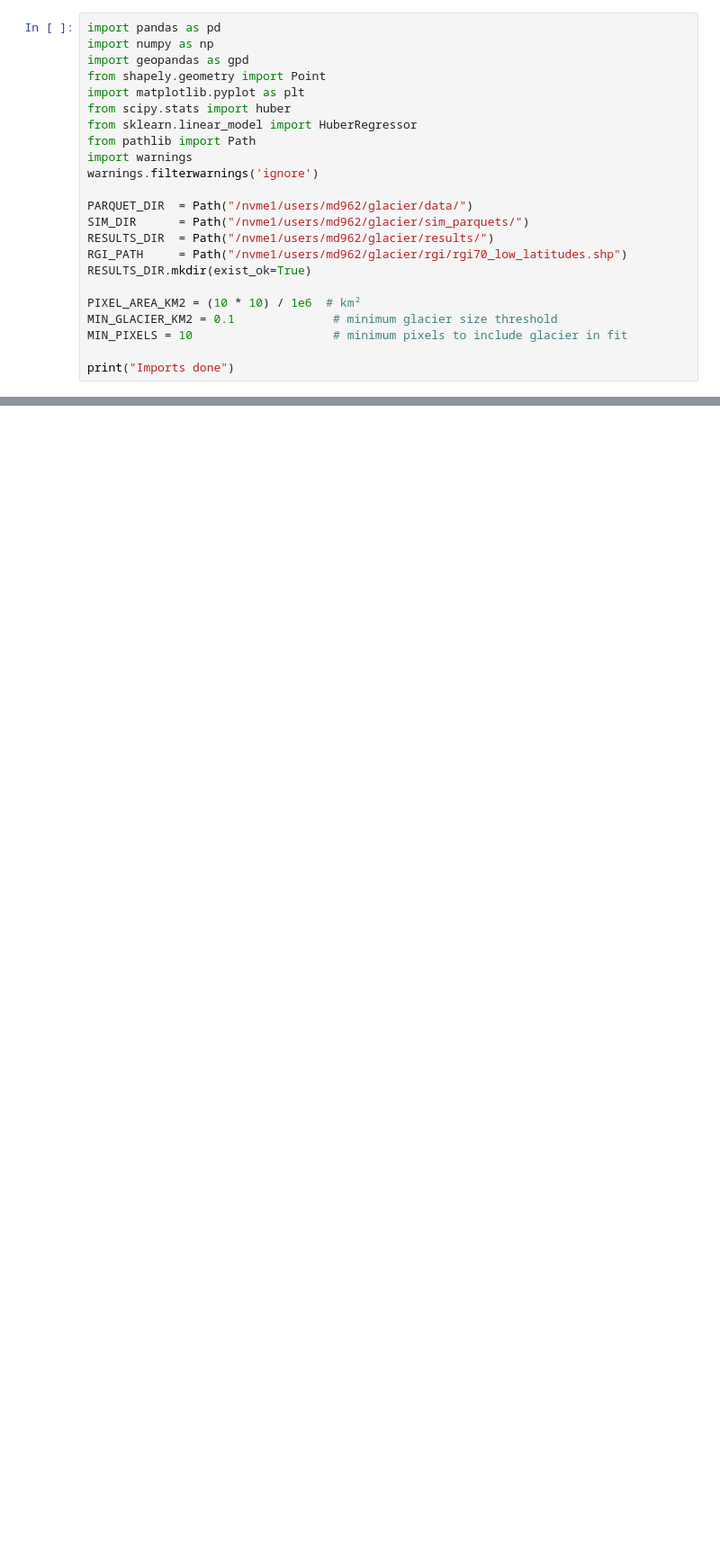
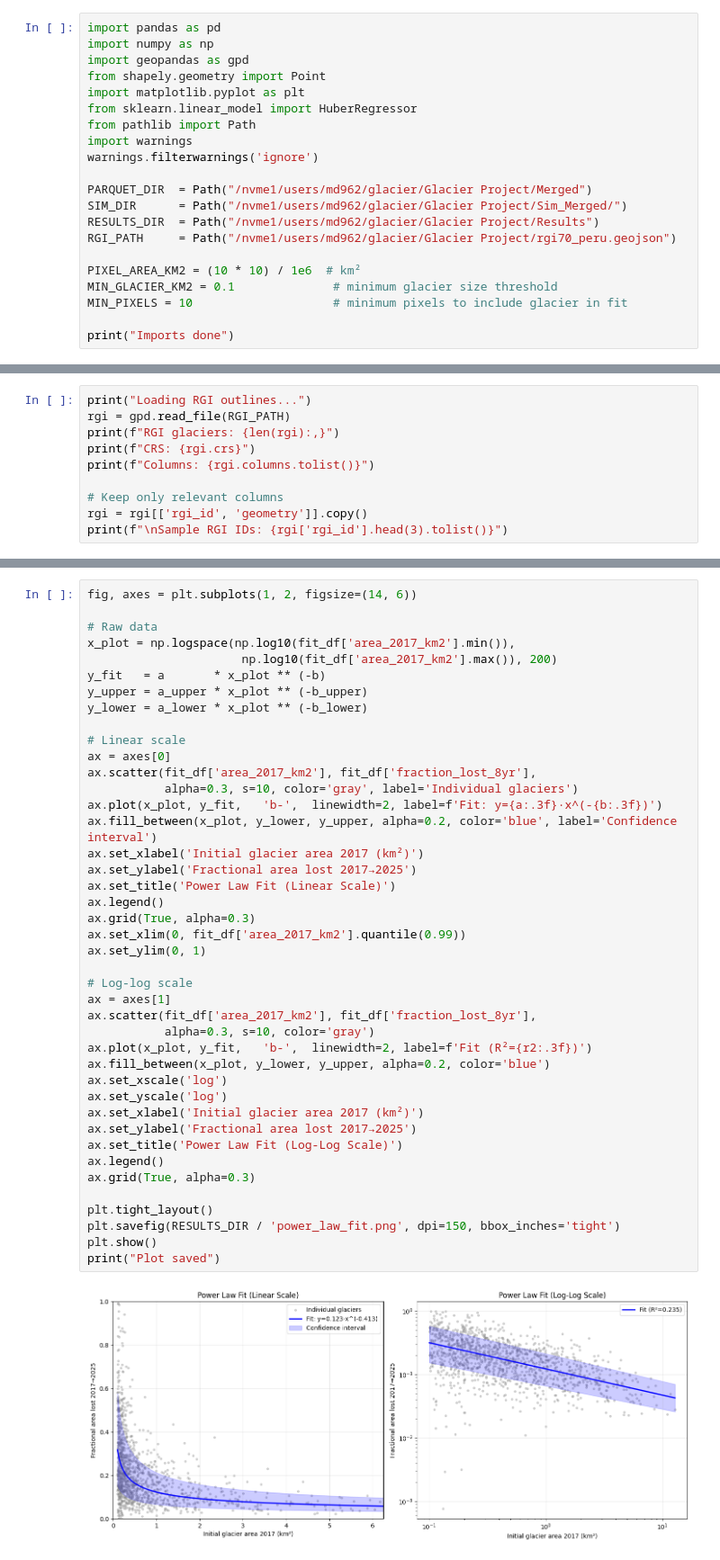
Before and after one commit to mattdaly04/Glacier-Project, a Jupyter notebook: Glacier Project/power_law_fit.ipynb, the cells around one changed output, grey strips where cells are left out. Shown at 90% size. Saved outputs shown, nothing was run; the diff lists cells and outputs as text; blank space fills up the shorter version.

```diff
--- a/Glacier Project/power_law_fit.ipynb
+++ b/Glacier Project/power_law_fit.ipynb
@@ -4,17 +4,15 @@ import numpy as np
 import geopandas as gpd
 from shapely.geometry import Point
 import matplotlib.pyplot as plt
-from scipy.stats import huber
 from sklearn.linear_model import HuberRegressor
 from pathlib import Path
 import warnings
 warnings.filterwarnings('ignore')
 
-PARQUET_DIR  = Path("/nvme1/users/md962/glacier/data/")
-SIM_DIR      = Path("/nvme1/users/md962/glacier/sim_parquets/")
-RESULTS_DIR  = Path("/nvme1/users/md962/glacier/results/")
-RGI_PATH     = Path("/nvme1/users/md962/glacier/rgi/rgi70_low_latitudes.shp")
-RESULTS_DIR.mkdir(exist_ok=True)
+PARQUET_DIR  = Path("/nvme1/users/md962/glacier/Glacier Project/Merged")
+SIM_DIR      = Path("/nvme1/users/md962/glacier/Glacier Project/Sim_Merged/")
+RESULTS_DIR  = Path("/nvme1/users/md962/glacier/Glacier Project/Results")
+RGI_PATH     = Path("/nvme1/users/md962/glacier/Glacier Project/rgi70_peru.geojson")
 
 PIXEL_AREA_KM2 = (10 * 10) / 1e6  # km²
 MIN_GLACIER_KM2 = 0.1              # minimum glacier size threshold
@@ -25,0 +59,10 @@ ImportError: cannot import name 'huber' from 'scipy.stats' (/nvme1/users/md962/g
+# %%
+print("Loading RGI outlines...")
+rgi = gpd.read_file(RGI_PATH)
+print(f"RGI glaciers: {len(rgi):,}")
+print(f"CRS: {rgi.crs}")
+print(f"Columns: {rgi.columns.tolist()}")
+
+# Keep only relevant columns
+rgi = rgi[['rgi_id', 'geometry']].copy()
+print(f"\nSample RGI IDs: {rgi['rgi_id'].head(3).tolist()}")
@@ -25,0 +222,44 @@ ImportError: cannot import name 'huber' from 'scipy.stats' (/nvme1/users/md962/g
+# %%
+fig, axes = plt.subplots(1, 2, figsize=(14, 6))
+
+# Raw data
+x_plot = np.logspace(np.log10(fit_df['area_2017_km2'].min()),
+                      np.log10(fit_df['area_2017_km2'].max()), 200)
+y_fit   = a       * x_plot ** (-b)
+y_upper = a_upper * x_plot ** (-b_upper)
+y_lower = a_lower * x_plot ** (-b_lower)
+
+# Linear scale
+ax = axes[0]
+ax.scatter(fit_df['area_2017_km2'], fit_df['fraction_lost_8yr'],
+           alpha=0.3, s=10, color='gray', label='Individual glaciers')
+ax.plot(x_plot, y_fit,   'b-',  linewidth=2, label=f'Fit: y={a:.3f}·x^(-{b:.3f})')
+ax.fill_between(x_plot, y_lower, y_upper, alpha=0.2, color='blue', label='Confidence interval')
+ax.set_xlabel('Initial glacier area 2017 (km²)')
+ax.set_ylabel('Fractional area lost 2017→2025')
+ax.set_title('Power Law Fit (Linear Scale)')
+ax.legend()
+ax.grid(True, alpha=0.3)
+ax.set_xlim(0, fit_df['area_2017_km2'].quantile(0.99))
+ax.set_ylim(0, 1)
+
+# Log-log scale
+ax = axes[1]
+ax.scatter(fit_df['area_2017_km2'], fit_df['fraction_lost_8yr'],
+           alpha=0.3, s=10, color='gray')
+ax.plot(x_plot, y_fit,   'b-',  linewidth=2, label=f'Fit (R²={r2:.3f})')
+ax.fill_between(x_plot, y_lower, y_upper, alpha=0.2, color='blue')
+ax.set_xscale('log')
+ax.set_yscale('log')
+ax.set_xlabel('Initial glacier area 2017 (km²)')
+ax.set_ylabel('Fractional area lost 2017→2025')
+ax.set_title('Power Law Fit (Log-Log Scale)')
+ax.legend()
+ax.grid(True, alpha=0.3)
+
+plt.tight_layout()
+plt.savefig(RESULTS_DIR / 'power_law_fit.png', dpi=150, bbox_inches='tight')
+plt.show()
+print("Plot saved")
+# %% [output]
+[figure, added]
```
Also changed, not shown: parts of 8 cells of this notebook, 15 other files.
